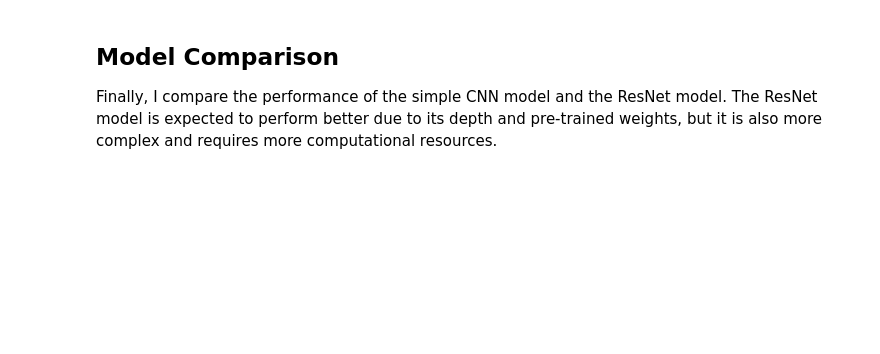
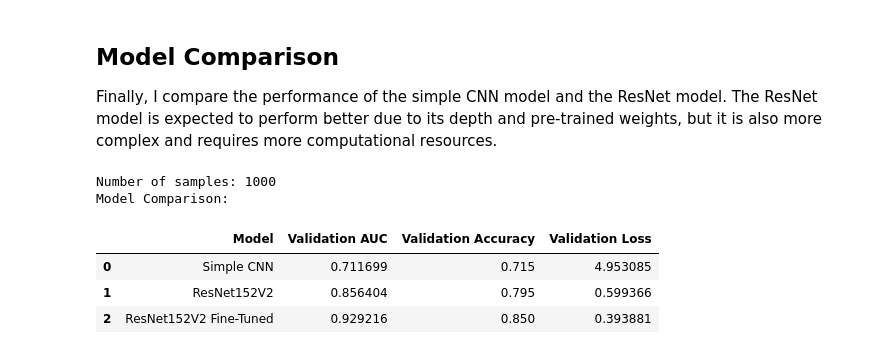
Before and after one commit to devmarkpro/histopathologic-cancer-detection, a Jupyter notebook: cancer-detection-cnn.ipynb, the cells around one changed output. Cells and saved outputs as stored; diff of their text form; code cells hidden in the pictures; blank space fills up the shorter version.

Commit message:
add fine tune and hp

```diff
--- a/cancer-detection-cnn.ipynb
+++ b/cancer-detection-cnn.ipynb
@@ -654,7 +644,10 @@ def build_finetune_model(hp) -> keras.Model:
     new_model.compile(
         optimizer=keras.optimizers.Adam(learning_rate=get_lr_schedule(lr=lr)),
         loss=LOSS,
-        metrics=METRICS
+        metrics=[
+    tf.keras.metrics.BinaryAccuracy(name='accuracy'),
+    tf.keras.metrics.AUC(name='auc')  # <- Important: name='auc'
+]
     )
 
     return new_model
@@ -754,24 +752,31 @@ Finally, I compare the performance of the simple CNN model and the ResNet model.
 # %%
 # compare the two models
 # create a data frame with the model names and their validation AUC scores
 model_comparison = pd.DataFrame({
     'Model': ['Simple CNN', 'ResNet152V2', 'ResNet152V2 Fine-Tuned'],
     'Validation AUC': [
         np.max(simple_cnn_history.history['val_AUC']),
         np.max(resnet152v2_history.history['val_AUC']),
-        np.max(resnet152v2_history_finetune.history['val_AUC'])
+        np.max(resnet152v2_history_finetune.history['auc'])
     ],
     'Validation Accuracy': [
         np.max(simple_cnn_history.history['val_accuracy']),
         np.max(resnet152v2_history.history['val_accuracy']),
         np.max(resnet152v2_history_finetune.history['val_accuracy'])
     ],
     'Validation Loss': [
         np.min(simple_cnn_history.history['val_loss']),
         np.min(resnet152v2_history.history['val_loss']),
         np.min(resnet152v2_history_finetune.history['val_loss'])
     ]
 })
 print(f"Number of samples: {SAMPLE_SIZE}")
 print("Model Comparison:")
 model_comparison
+# %% [output]
+Number of samples: 1000
+Model Comparison:
+|  | Model | Validation AUC | Validation Accuracy | Validation Loss |
+| 0 | Simple CNN | 0.711699 | 0.715 | 4.953085 |
+| 1 | ResNet152V2 | 0.856404 | 0.795 | 0.599366 |
+| 2 | ResNet152V2 Fine-Tuned | 0.929216 | 0.850 | 0.393881 |
```
Also changed, not shown: parts of 15 cells of this notebook.
